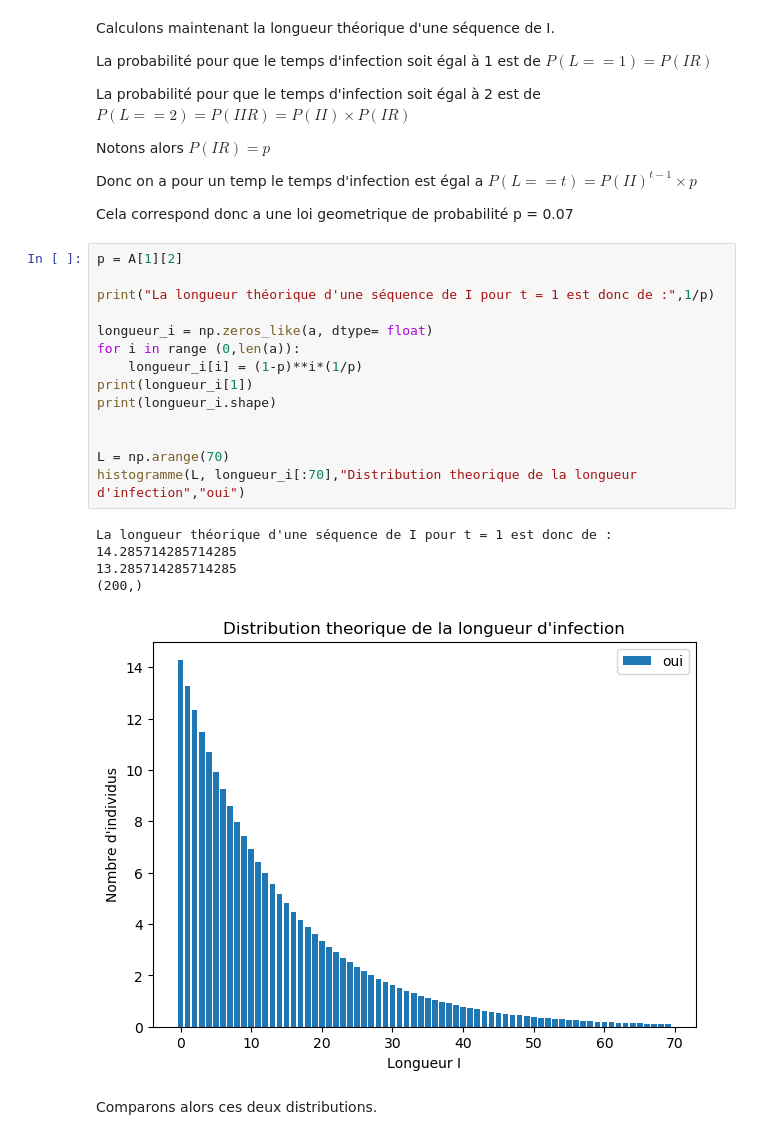
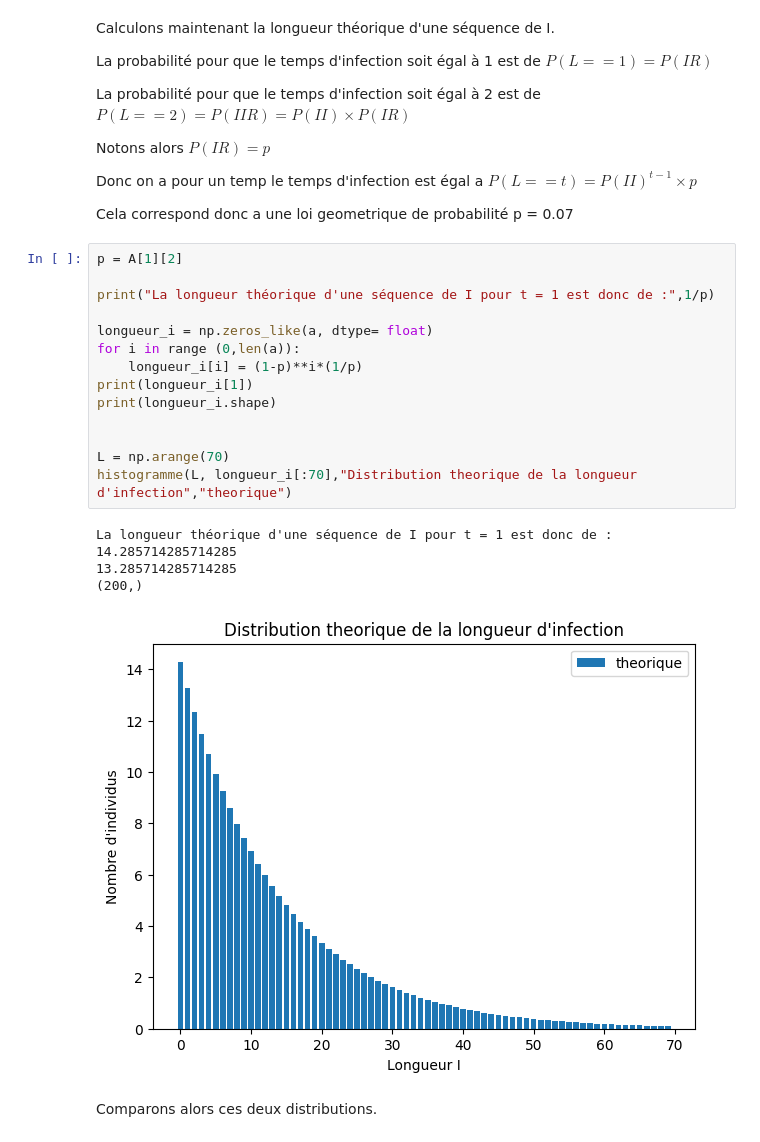
Before and after one commit to yokyann/epidemiologie, a Jupyter notebook: projet.ipynb, the cells around one changed output. Saved outputs shown, nothing was run; the diff lists cells and outputs as text.

```diff
--- a/projet.ipynb
+++ b/projet.ipynb
@@ -304,22 +307,22 @@ Cela correspond donc a une loi geometrique de probabilité p = 0.07
 # %%
 p = A[1][2]
 
 print("La longueur théorique d'une séquence de I pour t = 1 est donc de :",1/p)
 
 longueur_i = np.zeros_like(a, dtype= float)
 for i in range (0,len(a)):
     longueur_i[i] = (1-p)**i*(1/p)
 print(longueur_i[1])
 print(longueur_i.shape)
 
 
 L = np.arange(70)
-histogramme(L, longueur_i[:70],"Distribution theorique de la longueur d'infection","oui")
+histogramme(L, longueur_i[:70],"Distribution theorique de la longueur d'infection","theorique")
 # %% [output]
 La longueur théorique d'une séquence de I pour t = 1 est donc de : 14.285714285714285
 13.285714285714285
 (200,)
-[figure, old version]
+[figure, new version]
 # %% [markdown]
 Comparons alors ces deux distributions.
 # %%
```
Also changed, not shown: parts of 27 cells of this notebook.
